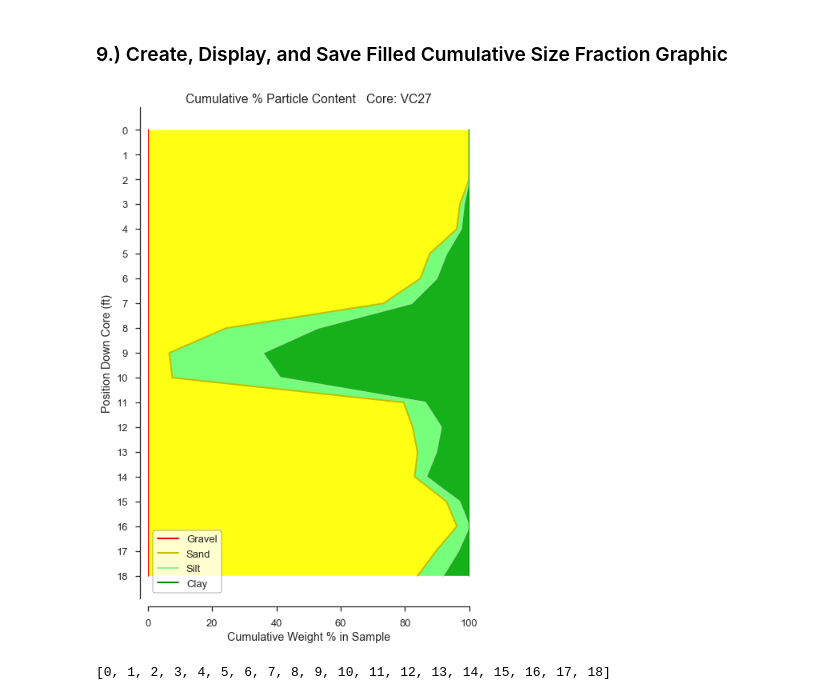
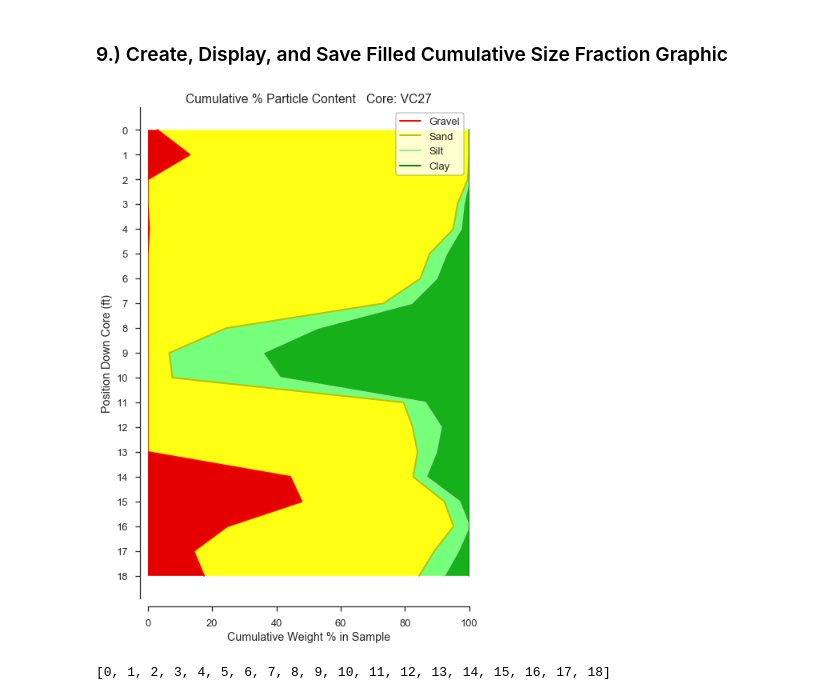
Before and after one commit to pjparis/BOEM_NC_Shelf_Survey, a Jupyter notebook: ipynb/BOEM - Differentiated (Not Sieved) Sand Silt Clay Fraction Analysis.ipynb, the cells around one changed output. Drawn from its saved outputs; the diff is of its cells as text; code cells hidden in the pictures.

Commit message:
Updated Progress Report, Notebooks, and VC27 Cumulative Graphic

```diff
--- a/ipynb/BOEM - Differentiated (Not Sieved) Sand Silt Clay Fraction Analysis.ipynb
+++ b/ipynb/BOEM - Differentiated (Not Sieved) Sand Silt Clay Fraction Analysis.ipynb
@@ -57,8 +56,8 @@ The dryfines are the sediment in a sample that falls through all to the pan posi
 
 The remainder of the sieve weight classes (phi size columns) are ignored in this notebook.
 # %%
-df['dryfines']=0.0
-df['dryfines'] = df['dryfines'].apply(pd.to_numeric)
+#df['dryfines']=0.0
+#df['dryfines'] = df['dryfines'].apply(pd.to_numeric)
 # %% [markdown]
 ### 4.) Subtract the Weight of the Weighing Pans from the Dried Sampling Weights:
 
@@ -123,11 +122,27 @@ From the raw weights provided in the pipette results compute the raw bulk weight
 
 
 Note that we are combining the fines collected during the dry sieving process with those sampled from the pipette/settling procedure to compute the total fines for the sample. If the sand fraction was not dry sieved then the fine component contributed by the sand (dryfines) is set equal to 0
-# %%
-df['GravelWt']=0.0   #df['phi_n225']  # change to read coarsest sieve capture (weight) if you ever sieve these samples
-df['SandWt']=df['Dry_wt']-df['Pan_wt']
-df['TotalFinesWt']=df['SampleWt_1stDraw']+df['dryfines'].astype(float)
-df['ClayWt']=df['SampleWt_2ndDraw']
-df['SiltWt']=df['TotalFinesWt']-df['ClayWt']
-
-df['TotalWt']=df['TotalFinesWt']+df['SandWt']
+# %%
+### the gravel fraction:
+df['GravelWt']=df['phi_n225']+df['phi_n1']
+
+### sand weight is based on either: 1.) the total weight of material captured in the sieves smaller (aperture)
+### than -1 phi if the sample was dry sieved, or, 2.) if not dry sieved the resultant of the dry sand wt captured
+### in the 63 um sieve during the wet sieve process less the weight of the containing dish, and any weight contained
+### in the gravel and pan fines fractions The latter is unlikely, but just in case...
+drySieved_wt=df.iloc[:,5:15].sum(axis=1)   # weight of sieved sand fraction (-0.5 phi to 4 phi, inclusive)
+wetSieved_wt=df['Dry_wt']-df['Pan_wt']-df['GravelWt'] - df['dryfines']
+df['SandWt'] = np.where( drySieved_wt != 0, drySieved_wt, wetSieved_wt)
+
+### the fine fraction (silt and clay):
+df['TotalFinesWt']=df['SampleWt_1stDraw']+df['dryfines'].astype(float)
+df['ClayWt']=df['SampleWt_2ndDraw']
+df['SiltWt']=df['TotalFinesWt']-df['ClayWt']
+
+### the total weight of the sample being analyzed:
+df['TotalWt']=df['TotalFinesWt']+df['SandWt']+df['GravelWt']
+# %%
+drySieved_wt=df.iloc[:,5:15].sum(axis=1)   # weight of sieved sand fraction (-0.5 phi to 4 phi, inclusive)
+wetSieved_wt=df['Dry_wt']-df['Pan_wt']-df['GravelWt'] - df['dryfines']
+df['SandWt'] = np.where( drySieved_wt != 0, drySieved_wt, wetSieved_wt)
+print( drySieved_wt, wetSieved_wt, df['SandWt'] )
@@ -175,35 +208,35 @@ axh.plot(df['GSiCumWtPct'], df['Position'], '-', label='Silt', color='lightgreen
 axh.plot(df['SSCCumWtPct'], df['Position'], 'g-', label='Clay', linewidth=2 )
 
 axh.fill_betweenx( df['Position'],df['BaselineWtPct'], df['GravelWtPct'],  facecolor='xkcd:red')
 axh.fill_betweenx( df['Position'],df['GravelWtPct'], df['GSCumWtPct'],  facecolor='xkcd:yellow')
 axh.fill_betweenx( df['Position'],df['GSCumWtPct'], df['GSiCumWtPct'],  facecolor='xkcd:lightgreen')
 axh.fill_betweenx( df['Position'],df['GSiCumWtPct'], df['SSCCumWtPct'],  facecolor='xkcd:green')
 labels=['Gravel','Sand','Silt','Clay']
 colors=['Red','Yellow','lightgreen','Blue']
 
 sns.despine(offset=10, top=True, right=True, ax=axh)
 axh.invert_yaxis()
 axh.set_xlim(0,100)
 #axh3.set_xticks([0,25,50,75,100])
 #axh.set_yticks( [x for x in range(len(df) ) ] )
 axh.set_yticks(df['Position'].tolist())
 axh.set_xlabel('Cumulative Weight % in Sample')
 axh.set_ylabel('Position Down Core (ft)')
 
-leg=axh.legend(loc='lower left', frameon=True )     ### for VC01:(0.4,0.3) ; for VC27:  ; VC10 and VC37: (0.3,0.37)
+leg=axh.legend(loc='best', frameon=True )     ### for VC01:(0.4,0.3) ; for VC27:  ; VC10 and VC37: (0.3,0.37)
 frm=leg.get_frame()
 frm.set_facecolor('white')
 frm.set_edgecolor('black')
 
 axh.set_title('Cumulative % Particle Content'+'   Core: '+id )
 
 
 plt.tight_layout()
 #figh.suptitle('Vibracore 06', fontsize=20)
 
 plt.savefig('/Users/paulp/GoogleDrive/projects/BOEM/graphics/wetSievedOnlyCores/sed_log_'+id+'_fillSSC.pdf')
 # %% [output]
-[figure, old version]
+[figure, new version]
 # %%
 df.Position.tolist()
 # %% [output]
```
Also changed, not shown: parts of 2 cells of this notebook, 2 other files.
